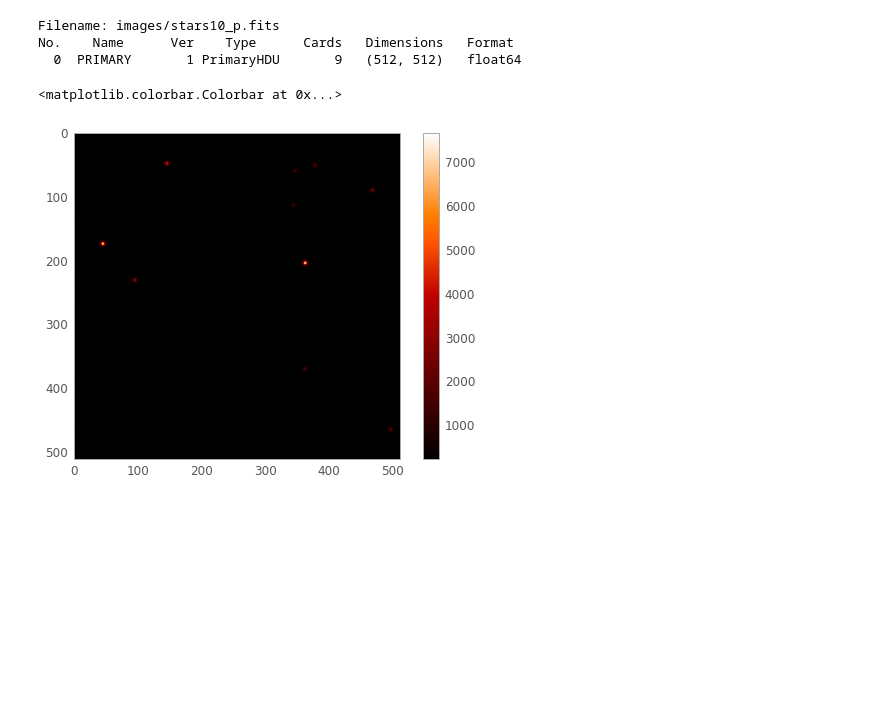
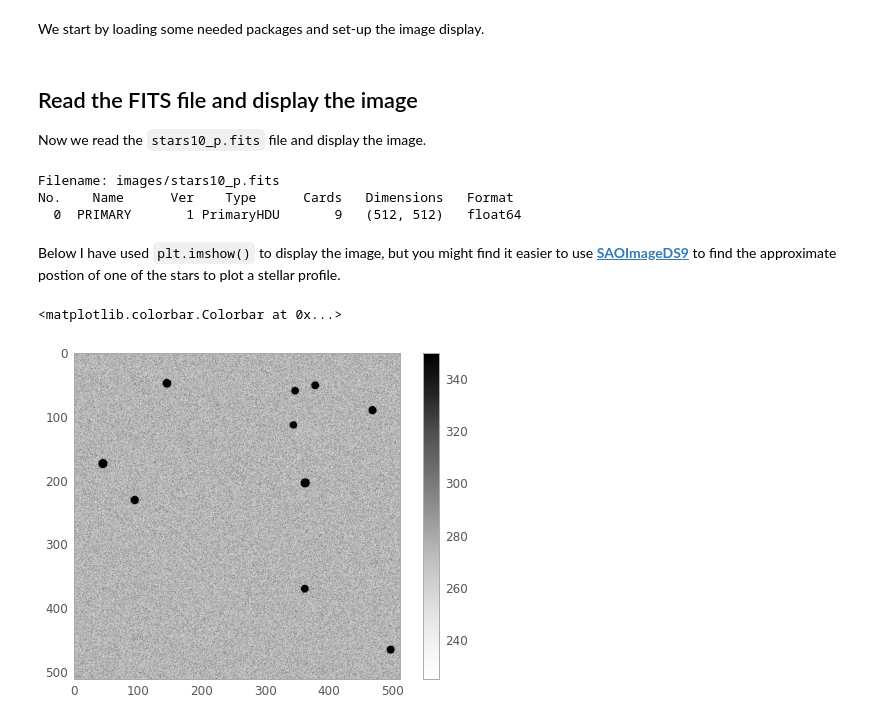
Before and after one commit to mshaneburns/ObsAstro, a Jupyter notebook: Aperture-photometry.ipynb, the cells around one changed output. Cells and saved outputs as stored; diff of their text form; code cells hidden in the pictures; blank space fills up the shorter version.

Commit message:
0th version of aperture photometry code and notebook

```diff
--- a/Aperture-photometry.ipynb
+++ b/Aperture-photometry.ipynb
@@ -10,9 +16,18 @@ If you are using a different Python distribution, see the [Photoutils Installati
+# %% [markdown]
+We start by loading some needed packages and set-up the image display.
 # %%
 import numpy as np
 import matplotlib.pyplot as plt
-from astropy.visualization import astropy_mpl_style
 from astropy.io import fits
-plt.style.use('~/lib/python/im_disp.mplstyle')
+from astropy.stats import sigma_clipped_stats
+from photutils.detection import DAOStarFinder
+from photutils.aperture import CircularAperture
+from photutils.aperture import aperture_photometry
+
+plt.style.use('im_disp.mplstyle')
+# %% [markdown]
+## Read the FITS file and display the image
+Now we read the `stars10_p.fits` file and display the image.
 # %%
 hdu_list = fits.open('images/stars10_p.fits')
 hdu_list.info()
@@ -20,12 +38,11 @@ hdu_list.info()
 Filename: images/stars10_p.fits
 No.    Name      Ver    Type      Cards   Dimensions   Format
   0  PRIMARY       1 PrimaryHDU       9   (512, 512)   float64
+# %% [markdown]
+Below I have used `plt.imshow()` to display the image, but you might find it easier to use [**SAOImageDS9**](https://sites.google.com/cfa.harvard.edu/saoimageds9/home) to find the approximate postion of one of the stars to plot a stellar profile.
 # %%
-imheader = hdu_list[0].header
-imdata = hdu_list[0].data
-hdu_list.close()
-plt.imshow(imdata)
+plt.imshow(imdata,cmap='Greys',vmin=225,vmax=350)
 plt.colorbar()
 # %% [output]
 <matplotlib.colorbar.Colorbar at 0x...>
-[figure, old version]
+[figure, new version]
```
Also changed, not shown: parts of 14 cells of this notebook, 2 other files.
